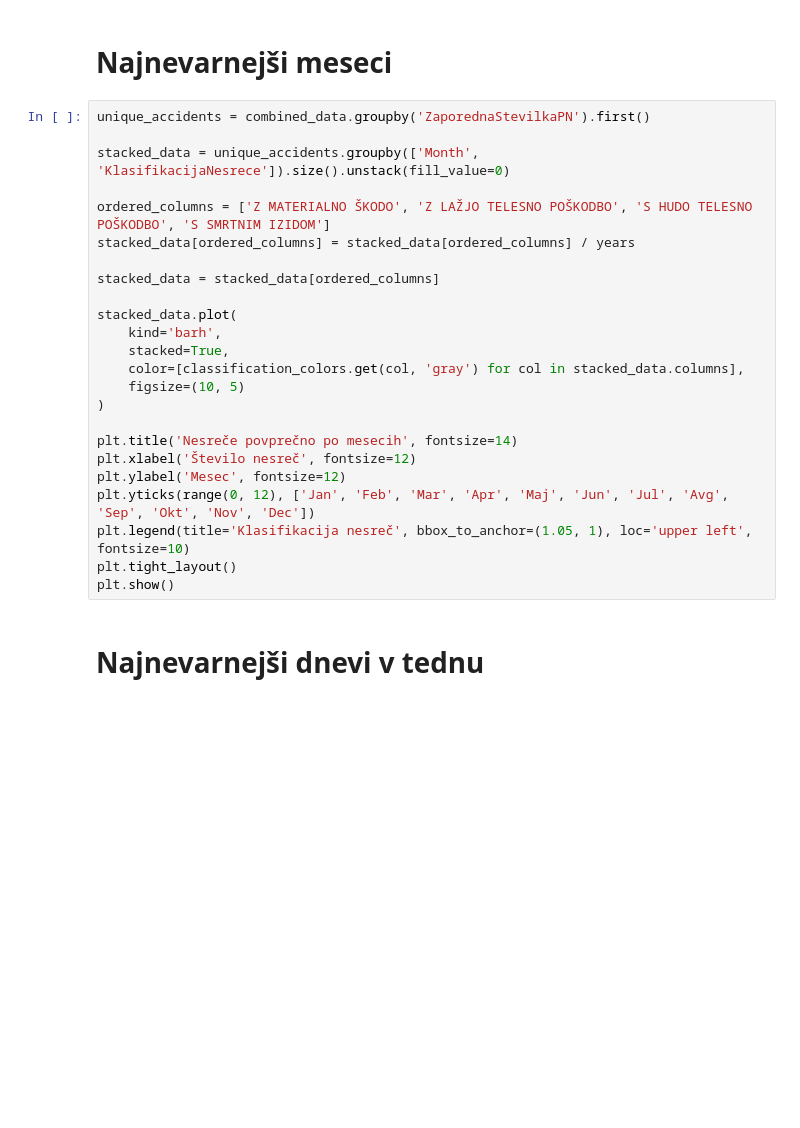
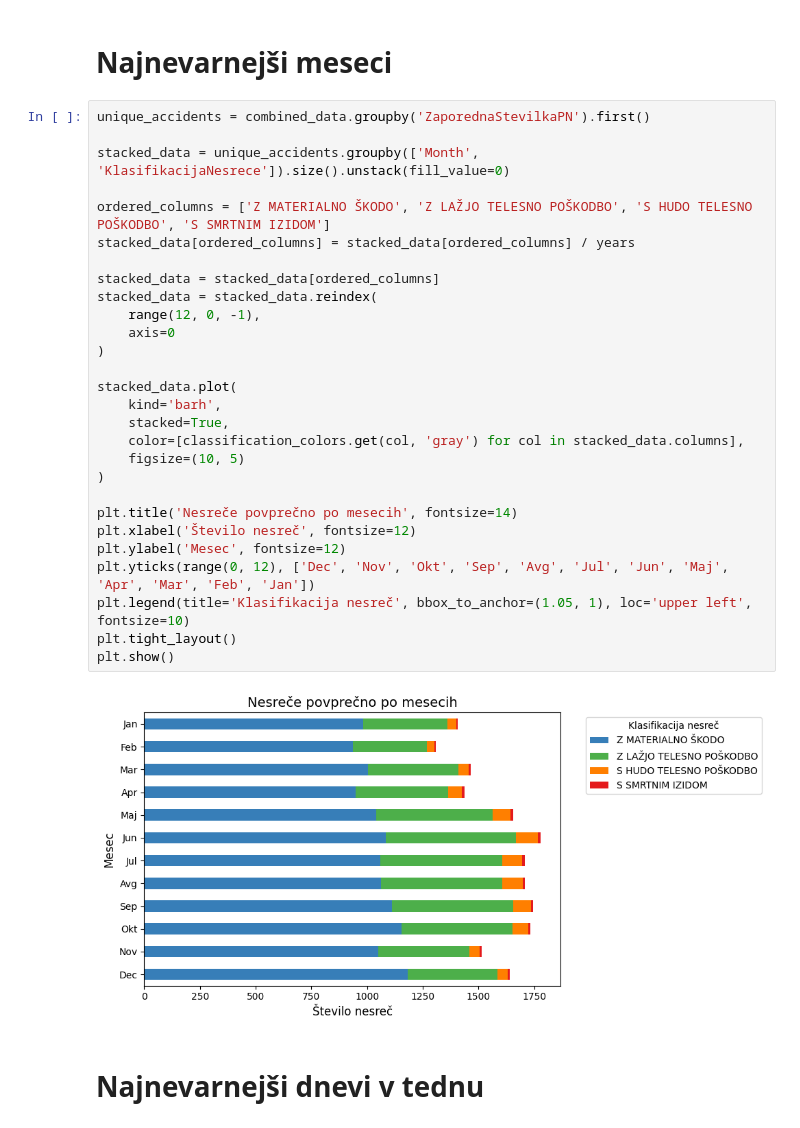
Before and after one commit to BlazJe/PR2520, a Jupyter notebook: casovna.ipynb, the cells around one changed output. Saved outputs shown, nothing was run; the diff lists cells and outputs as text; blank space fills up the shorter version.

```diff
--- a/casovna.ipynb
+++ b/casovna.ipynb
@@ -31,27 +34,33 @@ days, weeks, months, years
 # %%
 unique_accidents = combined_data.groupby('ZaporednaStevilkaPN').first()
 
 stacked_data = unique_accidents.groupby(['Month', 'KlasifikacijaNesrece']).size().unstack(fill_value=0)
 
 ordered_columns = ['Z MATERIALNO ŠKODO', 'Z LAŽJO TELESNO POŠKODBO', 'S HUDO TELESNO POŠKODBO', 'S SMRTNIM IZIDOM']
 stacked_data[ordered_columns] = stacked_data[ordered_columns] / years
 
 stacked_data = stacked_data[ordered_columns]
+stacked_data = stacked_data.reindex(
+    range(12, 0, -1),
+    axis=0
+)
 
 stacked_data.plot(
     kind='barh',
     stacked=True,
     color=[classification_colors.get(col, 'gray') for col in stacked_data.columns],
     figsize=(10, 5)
 )
 
 plt.title('Nesreče povprečno po mesecih', fontsize=14)
 plt.xlabel('Število nesreč', fontsize=12)
 plt.ylabel('Mesec', fontsize=12)
-plt.yticks(range(0, 12), ['Jan', 'Feb', 'Mar', 'Apr', 'Maj', 'Jun', 'Jul', 'Avg', 'Sep', 'Okt', 'Nov', 'Dec'])
+plt.yticks(range(0, 12), ['Dec', 'Nov', 'Okt', 'Sep', 'Avg', 'Jul', 'Jun', 'Maj', 'Apr', 'Mar', 'Feb', 'Jan'])
 plt.legend(title='Klasifikacija nesreč', bbox_to_anchor=(1.05, 1), loc='upper left', fontsize=10)
 plt.tight_layout()
 plt.show()
+# %% [output]
+[figure, added]
 # %% [markdown]
 # Najnevarnejši dnevi v tednu
 # %%
```
Also changed, not shown: parts of 12 cells of this notebook, 20 other files.
